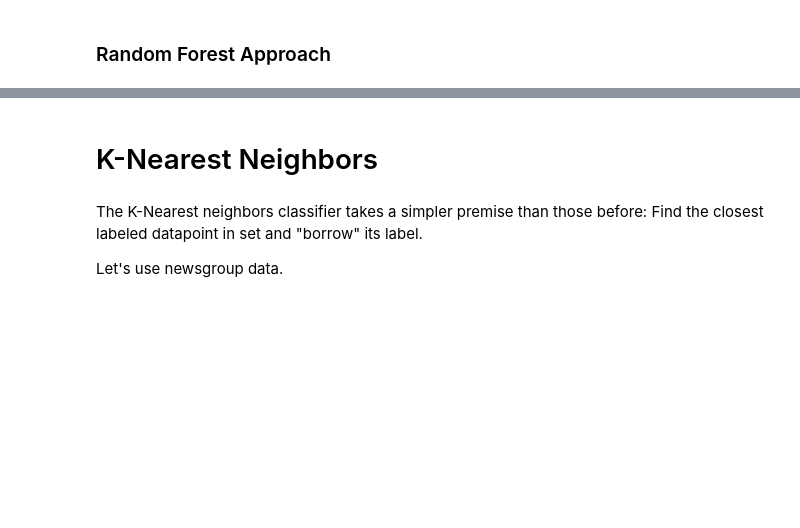
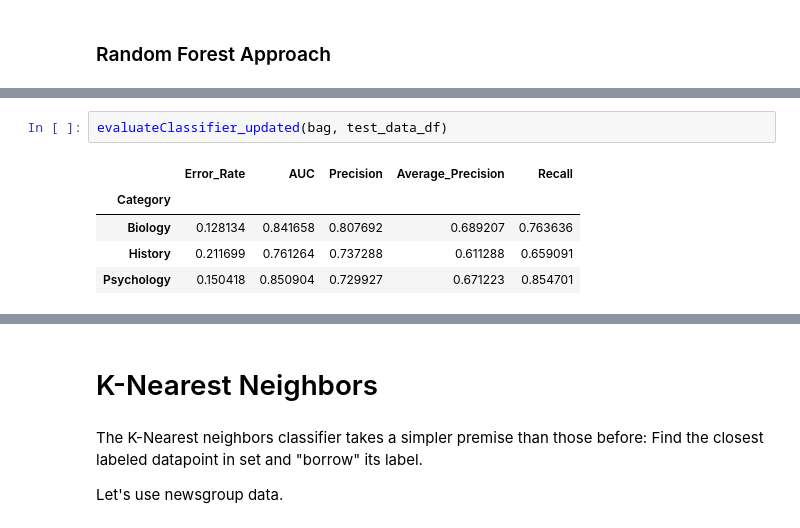
Before and after one commit to cty20010831/SOCI-40133-Computational-Content-Analysis, a Jupyter notebook: week 5/5-Classifying-Meanings-and-Documents.ipynb, the cells around one changed output, grey strips where cells are left out. Saved outputs shown, nothing was run; the diff lists cells and outputs as text; blank space fills up the shorter version.

```diff
--- a/week 5/5-Classifying-Meanings-and-Documents.ipynb
+++ b/week 5/5-Classifying-Meanings-and-Documents.ipynb
@@ -2126,0 +2150,8 @@ plotConfusionMatrix_updated(clf_tree, test_data_df)
+# %%
+evaluateClassifier_updated(bag, test_data_df)
+# %% [output]
+|  | Error_Rate | AUC | Precision | Average_Precision | Recall |
+| Category |  |  |  |  |  |
+| Biology | 0.128134 | 0.841658 | 0.807692 | 0.689207 | 0.763636 |
+| History | 0.211699 | 0.761264 | 0.737288 | 0.611288 | 0.659091 |
+| Psychology | 0.150418 | 0.850904 | 0.729927 | 0.671223 | 0.854701 |
```
Also changed, not shown: parts of 8 cells of this notebook.
